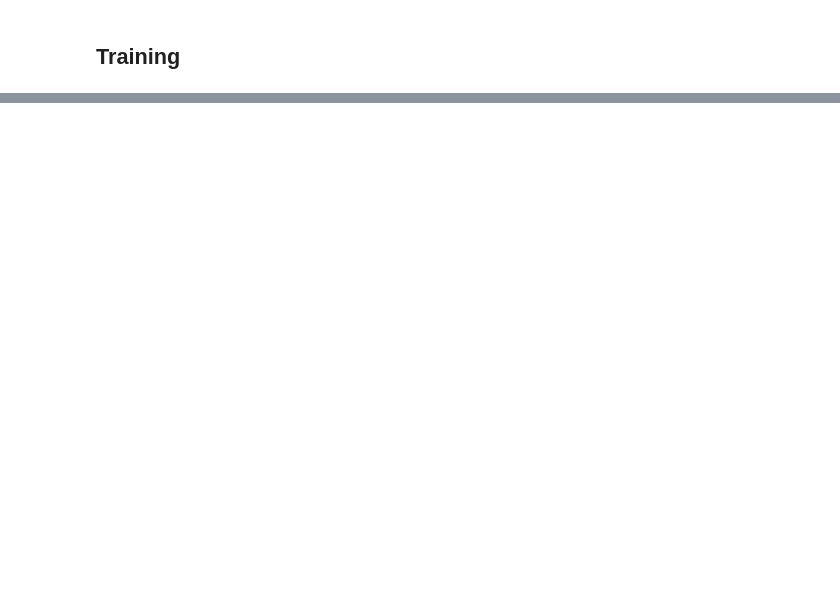
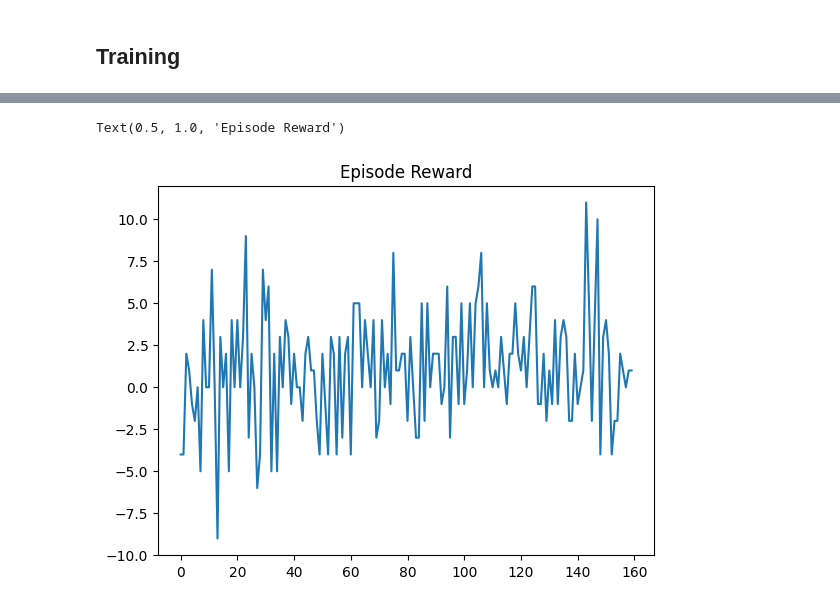
Before and after one commit to news-vt/eqmarl, a Jupyter notebook: q_eqmarl_cirq_coingame_actorcritic.ipynb, the cells around one changed output, grey strips where cells are left out. Drawn from its saved outputs; the diff is of its cells as text; code cells hidden in the pictures; blank space fills up the shorter version.

```diff
--- a/q_eqmarl_cirq_coingame_actorcritic.ipynb
+++ b/q_eqmarl_cirq_coingame_actorcritic.ipynb
@@ -1352,3 +1464,9 @@ Text(0.5, 1.0, 'Episode Reward')
+# %%
+plt.plot(episode_undiscounted_reward_history)
+plt.title('Episode Reward')
+# %% [output]
+Text(0.5, 1.0, 'Episode Reward')
+[figure, added]
 # %%
 plt.plot(episode_coins_collected_history)
 plt.title('Coins Collected')
```
Also changed, not shown: parts of 13 cells of this notebook, 2 other files.
